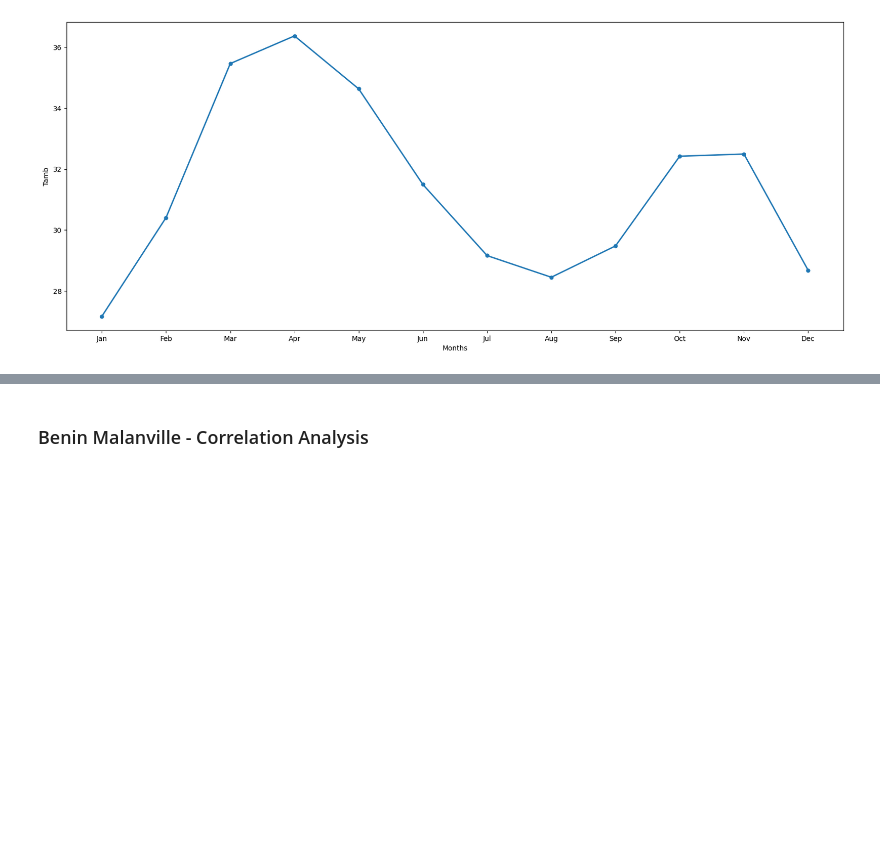
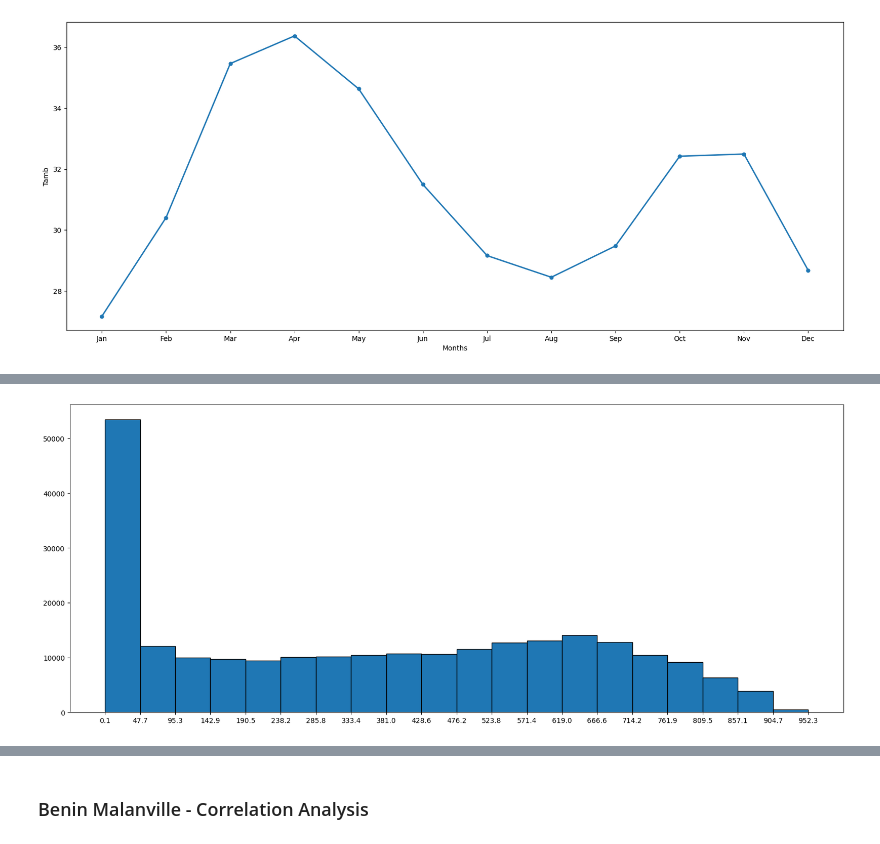
Before and after one commit to leuel-a/moonlight-solar-analysis, a Jupyter notebook: notebooks/EDA.ipynb, the cells around one changed output, grey strips where cells are left out. Saved outputs shown, nothing was run; the diff lists cells and outputs as text; code cells hidden in the pictures; blank space fills up the shorter version.

```diff
--- a/notebooks/EDA.ipynb
+++ b/notebooks/EDA.ipynb
@@ -192,0 +197,4 @@ plot_line_chart(monthly_average_benin_df, 'Tamb')
+# %%
+plot_histogram(benin_df, 20, 'DNI', 'Benin DNI Histogram (Distribution)')
+# %% [output]
+[figure, added]
```
Also changed, not shown: parts of 9 cells of this notebook, 3 other files.
